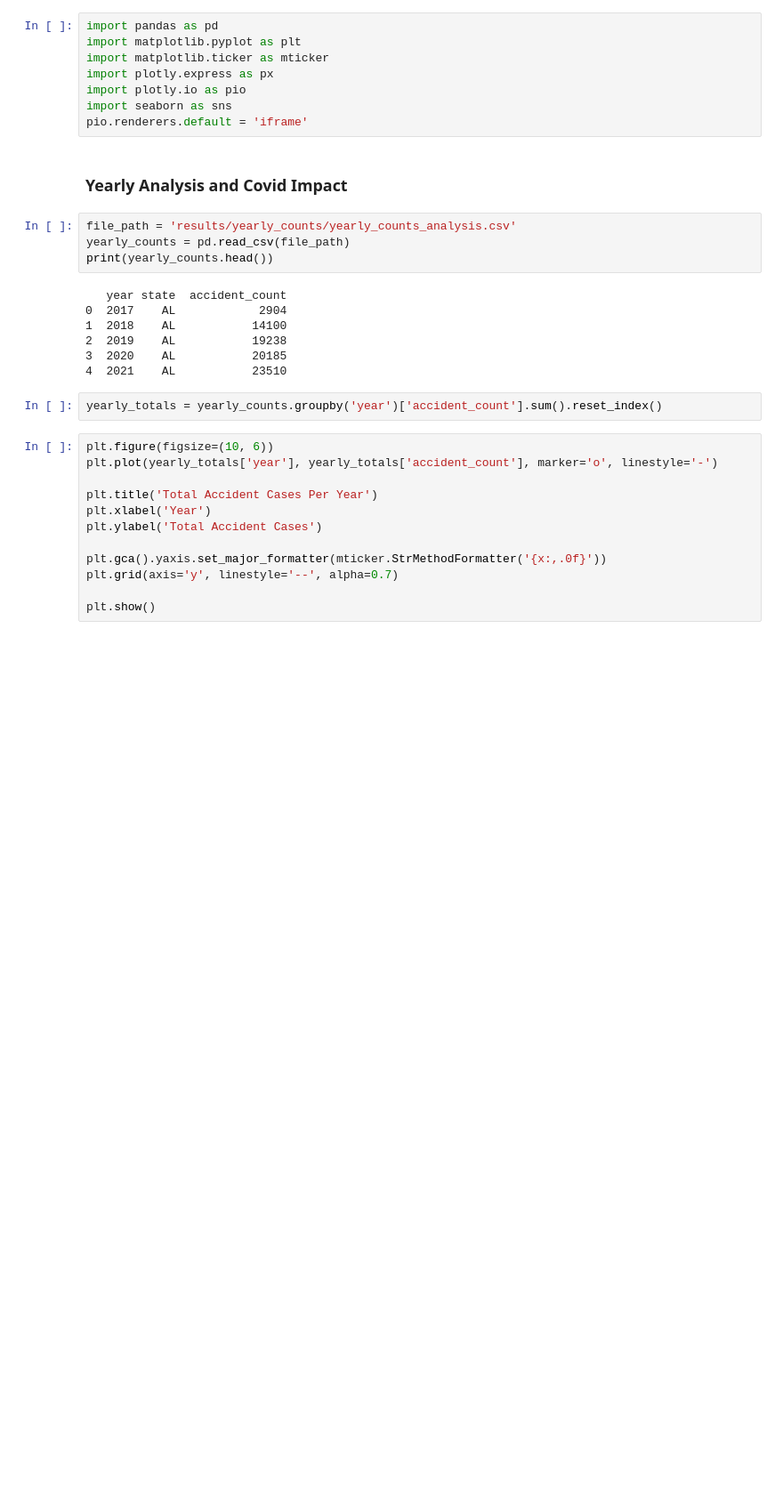
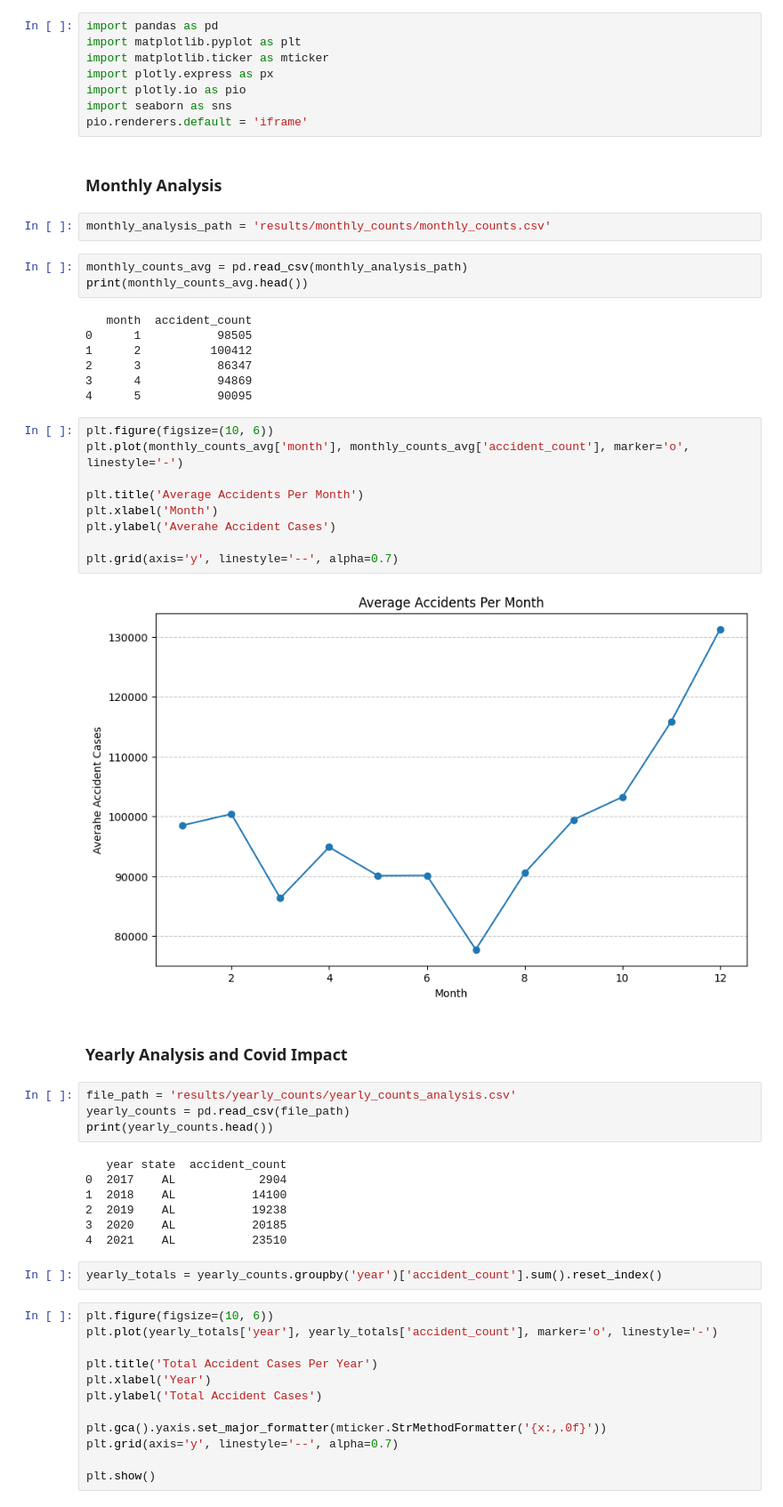
Before and after one commit to bartoszwalk/CSC-1109-FinalAssignment, a Jupyter notebook: visualisations.ipynb, the cells around one changed output. Shown: that part at 89% size. Cells and saved outputs as stored; diff of their text form; blank space fills up the shorter version.

```diff
--- a/visualisations.ipynb
+++ b/visualisations.ipynb
@@ -6,6 +6,31 @@ import plotly.express as px
 import plotly.io as pio
 import seaborn as sns
 pio.renderers.default = 'iframe'
+# %% [markdown]
+### Monthly Analysis
+# %%
+monthly_analysis_path = 'results/monthly_counts/monthly_counts.csv'
+# %%
+monthly_counts_avg = pd.read_csv(monthly_analysis_path)
+print(monthly_counts_avg.head())
+# %% [output]
+   month  accident_count
+0      1           98505
+1      2          100412
+2      3           86347
+3      4           94869
+4      5           90095
+# %%
+plt.figure(figsize=(10, 6))
+plt.plot(monthly_counts_avg['month'], monthly_counts_avg['accident_count'], marker='o', linestyle='-')
+
+plt.title('Average Accidents Per Month')
+plt.xlabel('Month')
+plt.ylabel('Averahe Accident Cases')
+
+plt.grid(axis='y', linestyle='--', alpha=0.7)
+# %% [output]
+[figure, added]
 # %% [markdown]
 ### Yearly Analysis and Covid Impact
 # %%
```
Also changed, not shown: parts of 1 cell of this notebook, 3 other files.
